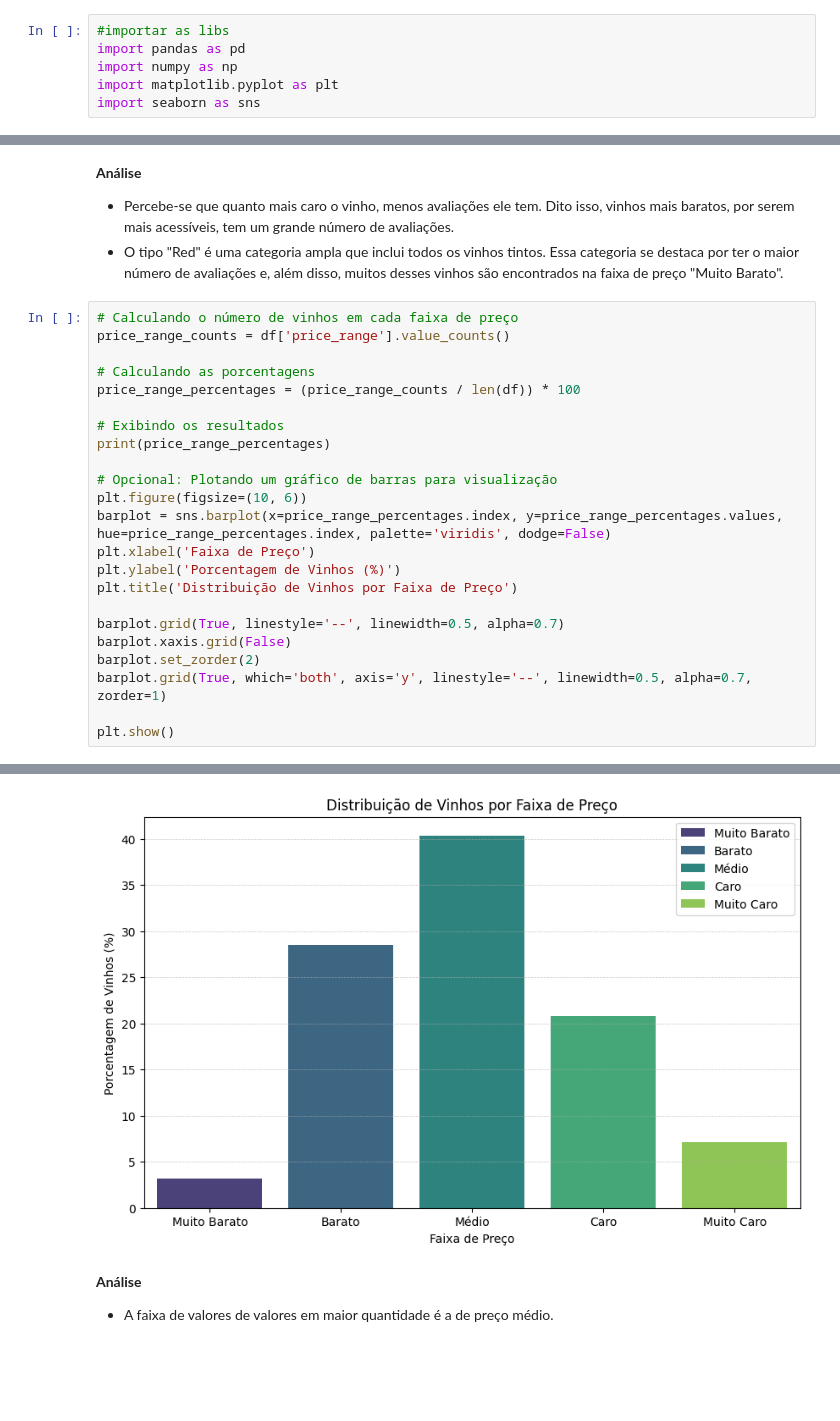
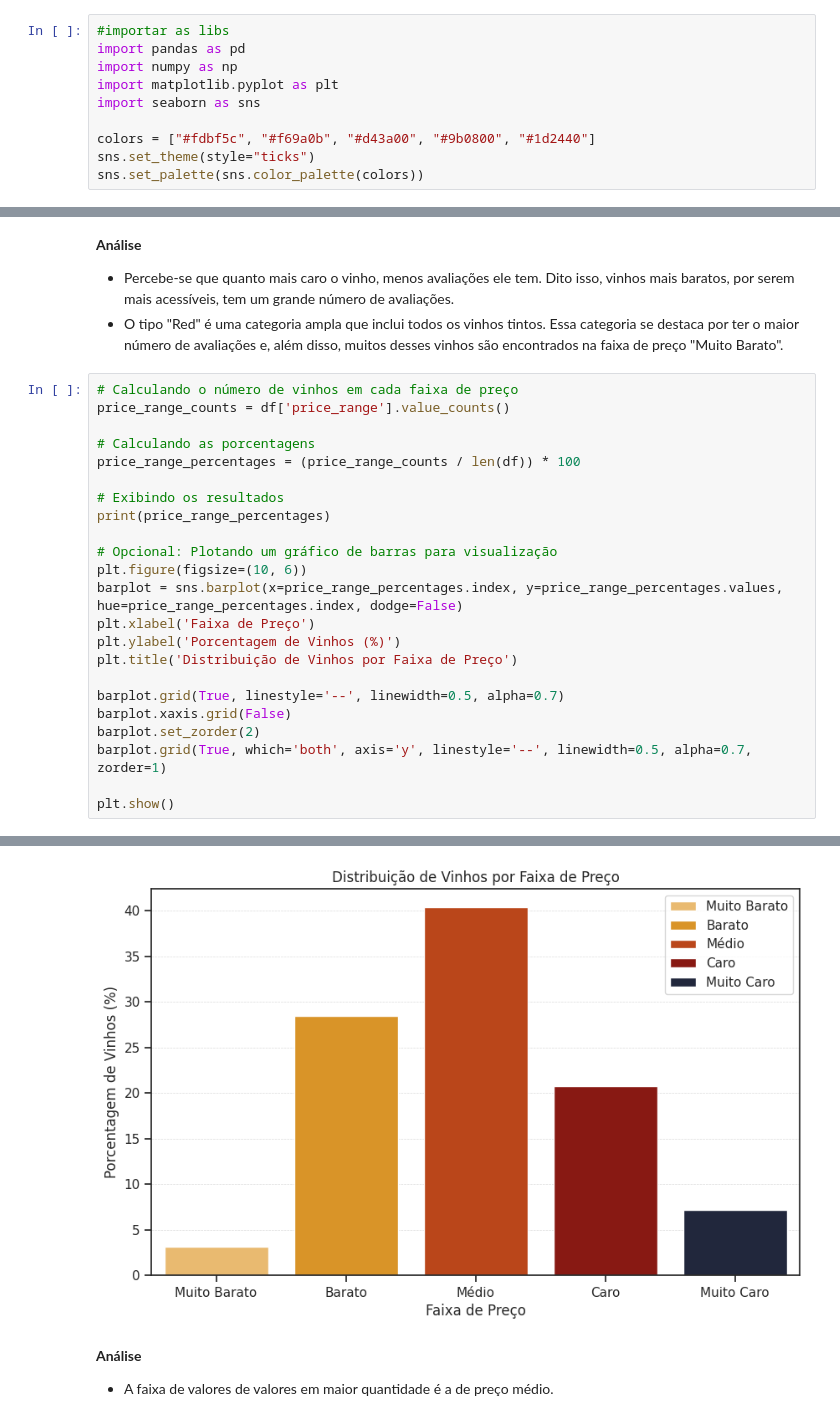
Before and after one commit to atlantico-academy/equipe3-2024.2, a Jupyter notebook: notebooks/01-exploratory_data_analysis.ipynb, the cells around one changed output, grey strips where cells are left out. Drawn from its saved outputs; the diff is of its cells as text; blank space fills up the shorter version.

```diff
--- a/notebooks/01-exploratory_data_analysis.ipynb
+++ b/notebooks/01-exploratory_data_analysis.ipynb
@@ -4,6 +4,10 @@ import pandas as pd
 import numpy as np
 import matplotlib.pyplot as plt
 import seaborn as sns
+
+colors = ["#fdbf5c", "#f69a0b", "#d43a00", "#9b0800", "#1d2440"]
+sns.set_theme(style="ticks")
+sns.set_palette(sns.color_palette(colors))
 # %% [markdown]
 ## 1. Leitura inicial dos dados
 # %%
@@ -379,34 +365,34 @@ plt.show()
 # %%
 # Calculando o número de vinhos em cada faixa de preço
 price_range_counts = df['price_range'].value_counts()
 
 # Calculando as porcentagens
 price_range_percentages = (price_range_counts / len(df)) * 100
 
 # Exibindo os resultados
 print(price_range_percentages)
 
 # Opcional: Plotando um gráfico de barras para visualização
 plt.figure(figsize=(10, 6))
-barplot = sns.barplot(x=price_range_percentages.index, y=price_range_percentages.values, hue=price_range_percentages.index, palette='viridis', dodge=False)
+barplot = sns.barplot(x=price_range_percentages.index, y=price_range_percentages.values, hue=price_range_percentages.index, dodge=False)
 plt.xlabel('Faixa de Preço')
 plt.ylabel('Porcentagem de Vinhos (%)')
 plt.title('Distribuição de Vinhos por Faixa de Preço')
 
 barplot.grid(True, linestyle='--', linewidth=0.5, alpha=0.7)
 barplot.xaxis.grid(False)
 barplot.set_zorder(2)
 barplot.grid(True, which='both', axis='y', linestyle='--', linewidth=0.5, alpha=0.7, zorder=1)
 
 plt.show()
 # %% [output]
 Médio           40.373333
 Barato          28.506667
 Caro            20.786667
 Muito Caro       7.173333
 Muito Barato     3.160000
 Name: price_range, dtype: float64
-[figure, old version]
+[figure, new version]
 # %% [markdown]
 **Análise**
 - A faixa de valores de valores em maior quantidade é a de preço médio.
```
Also changed, not shown: parts of 16 cells of this notebook.
